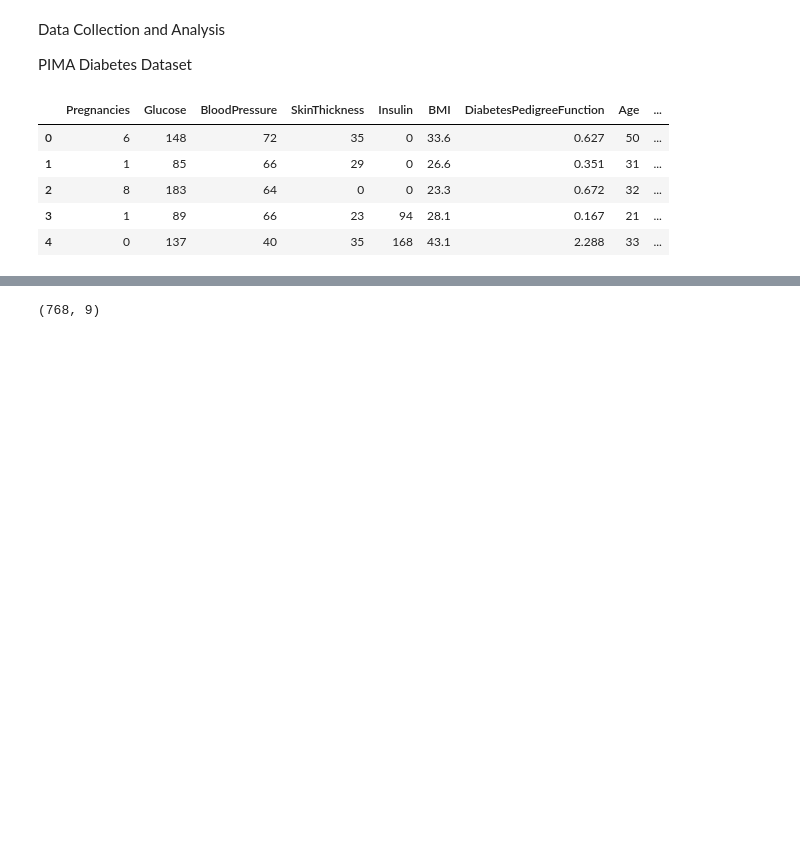
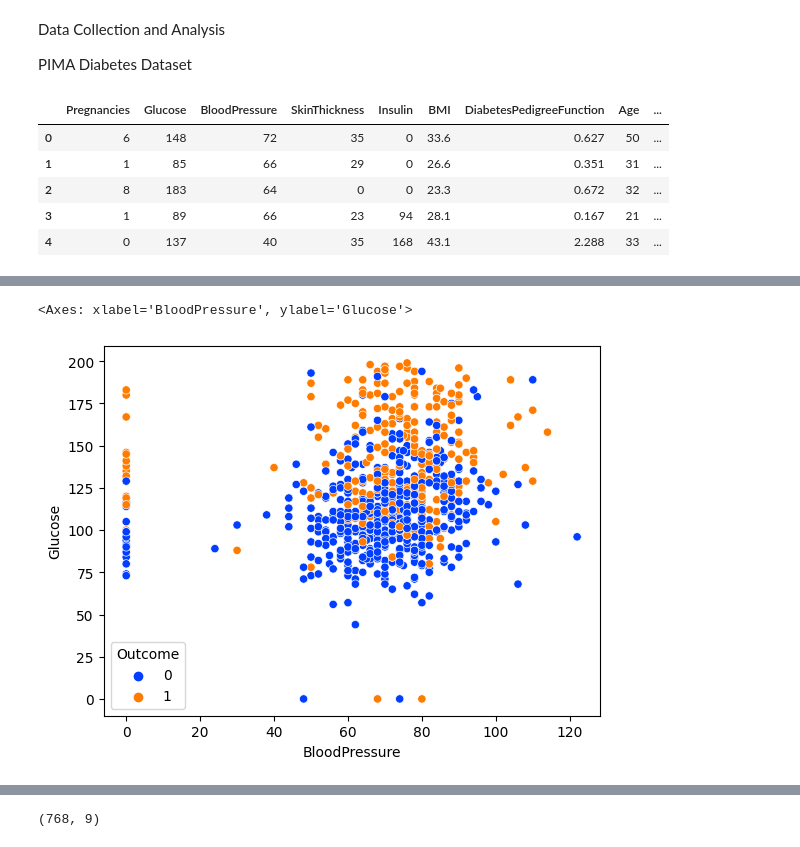
Before and after one commit to Gauranga2022/Machine-Learning-Projects, a Jupyter notebook: Diabetic_prediction_using_support_vector_machine.ipynb, the cells around one changed output, grey strips where cells are left out. Saved outputs shown, nothing was run; the diff lists cells and outputs as text; code cells hidden in the pictures; blank space fills up the shorter version.

```diff
--- a/Diabetic_prediction_using_support_vector_machine.ipynb
+++ b/Diabetic_prediction_using_support_vector_machine.ipynb
@@ -29,0 +37,5 @@ diabetes_dataset.head()
+# %%
+sns.scatterplot(y="Glucose",x="BloodPressure", data = diabetes_dataset, hue="Outcome", palette = "bright")
+# %% [output]
+<Axes: xlabel='BloodPressure', ylabel='Glucose'>
+[figure, added]
```
Also changed, not shown: parts of 7 cells of this notebook.
